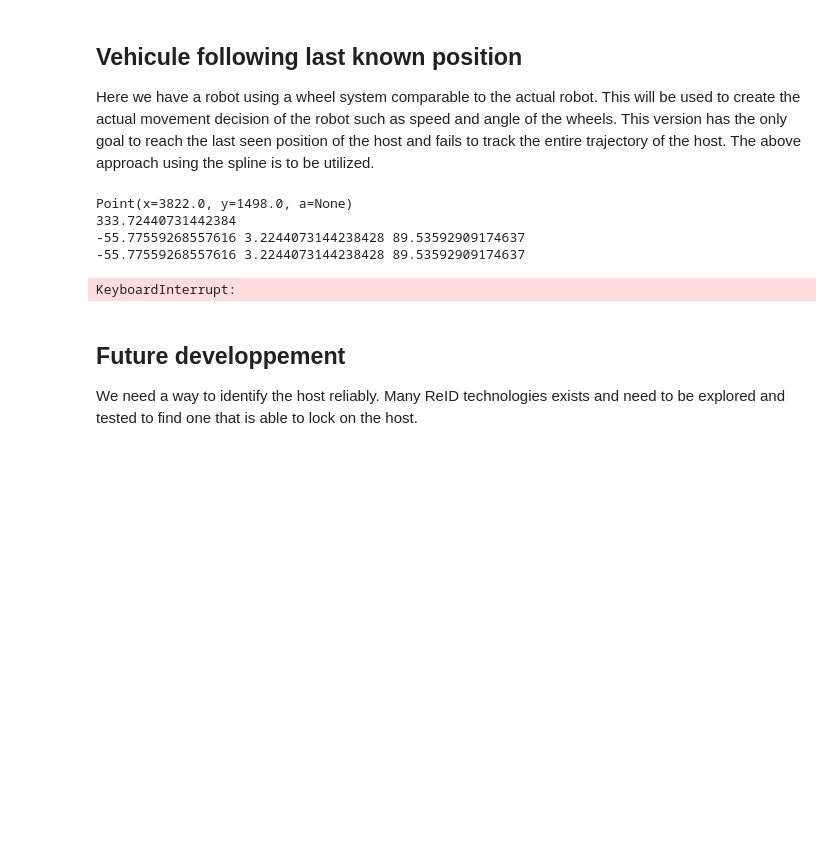
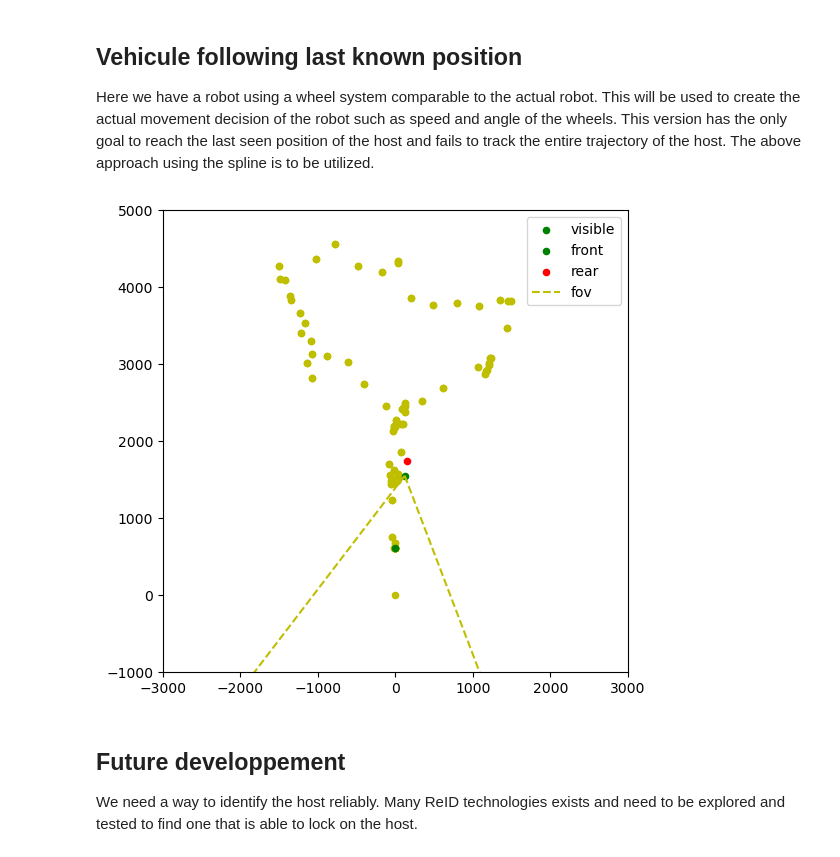
Before and after one commit to comtois-etienne/CSIE5047_Smart_Luggage, a Jupyter notebook: notebook.ipynb, the cells around one changed output. Saved outputs shown, nothing was run; the diff lists cells and outputs as text; code cells hidden in the pictures; blank space fills up the shorter version.

Commit message:
vehicle look around

```diff
--- a/notebook.ipynb
+++ b/notebook.ipynb
@@ -631,16 +631,23 @@ vehicule = Vehicule(
 s_data = pd.read_csv('dist_2fps.csv', header=None)
 s_data.columns = ['t', 'x', 'y']
 
-def sense_position(vehicle, s_data, index):
-    if index >= len(s_data):
-        return None
-    new_pt = Point.from_df(s_data.iloc[index])
-    # print(new_pt)
-    # print(vehicle.get_front().a)
-    if new_pt.is_visible(vehicle.get_front(), fov=vehicle.fov):
-        return new_pt
-    else:
-        return None
+def sense_position(vehicle, s_data, seen, index):
+    new_seen = None
+    index = index if index < len(s_data) else len(s_data) - 1
+
+    new_seen = Point.from_df(s_data.iloc[index])
+    if not new_seen.is_visible(vehicle.get_front(), fov=vehicle.fov):
+        new_seen = None
+
+    if new_seen is not None:
+        seen = pd.concat([seen, pd.DataFrame({
+            't': [index],
+            'x': [new_seen.x],
+            'y': [new_seen.y],
+            'c': 0
+        }, index=[len(seen)])])
+
+    return seen, new_seen
 
 # luggage data
 seen = pd.DataFrame(columns=['t', 'x', 'y', 'c'])
@@ -651,8 +658,8 @@ seen = pd.concat([seen, pd.DataFrame({
     'c': 1, # consumed
 }, index=[len(seen)])])
 
-
 speed, wheel_angle = 100, 0
+search_time = 0
 
 # set_speed(speed) in mm/s
 # set_wheel_angle(angle) in degrees
@@ -660,67 +667,55 @@ speed, wheel_angle = 100, 0
 
 for i in range(len(s_data['x'])*2 + 20):
     clear_output(wait=True)
-    index = i // 2
+    index = i // 2 + search_time
 
     # to have smoother video
     if i % 2 == 1:
         vehicule.update_position(0.25)
 
-    new_seen = sense_position(vehicule, s_data, index)
-    if new_seen is not None:
-        seen = pd.concat([seen, pd.DataFrame({
-            't': [index],
-            'x': [new_seen.x],
-            'y': [new_seen.y],
-            'c': 0
-        }, index=[len(seen)])])
+    seen, new_seen = sense_position(vehicule, s_data, seen, index)
+
+    # the vehicule will continue in the direction of the last seen point
+    if new_seen is None and vehicule.has_stopped():
+        while new_seen is None:
+            vehicule.look_around(vehicule.max_speed // 8)
+            vehicule.update_position(0.25)
+            seen, new_seen = sense_position(vehicule, s_data, seen, index)
 
     last_point = Point.from_df(seen.iloc[-1])
-    if new_seen is not None:
-        last_seen = new_seen
+    # if new_seen is not None:
+        # last_seen = new_seen
     if vehicule.can_move(last_point, new_seen):
         vehicule.set_speed(vehicule.distance_to_point(last_point) // 4)
         vehicule.set_wheel_angle(vehicule.angle_to_point(last_point))
         vehicule.update_position(0.25)
     else:
         vehicule.stop()
 
     # print(f'{speed} mm/s')
     # print(f'{angle} deg')
 
     # plot properties
     fig, ax = plt.subplots()
     ax.set_ylim([-1000, 5000])
     ax.set_xlim([-3000, 3000])
     fig.set_figheight(6)
     fig.set_figwidth(6)
 
     for x in range(len(seen)):
         Point.from_df(seen.iloc[x]).scatter(ax, color='y', size=20)
 
     host_position = Point.from_df(s_data.iloc[min(index, len(s_data) - 1)])
-    if host_position.is_visible(vehicule.get_front(), fov=vehicule.fov):
-        host_position.scatter(ax, color='g', size=20, label='visible')
-    # elif vehicule.has_lost_track(host_position):
-    #     vehicule.look_around()
-    #     vehicule.continue_moving()
-    #     ...
-    else:
-        host_position.scatter(ax, color='r', size=20, label='not visible')
-
-    # method vehicule has lost the host - time from last know position - look around
+    host_visible = host_position.is_visible(vehicule.get_front(), fov=vehicule.fov)
+    h_color, label = ('g', 'visible') if host_visible else ('r', 'not visible')
+    host_position.scatter(ax, color=h_color, size=20, label=label)
 
     vehicule.plot(ax)
-
     ax.legend()
     plt.show()
     # plt.pause(0.2)
 # %% [output]
-Point(x=3822.0, y=1498.0, a=None)
-333.72440731442384
--55.77559268557616 3.2244073144238428 89.53592909174637
--55.77559268557616 3.2244073144238428 89.53592909174637
-KeyboardInterrupt:
+[figure, added]
 # %% [markdown]
 ## Future developpement
 We need a way to identify the host reliably. Many ReID technologies exists and need to be explored and tested to find one that is able to lock on the host.
```
Also changed, not shown: 1 other file.
